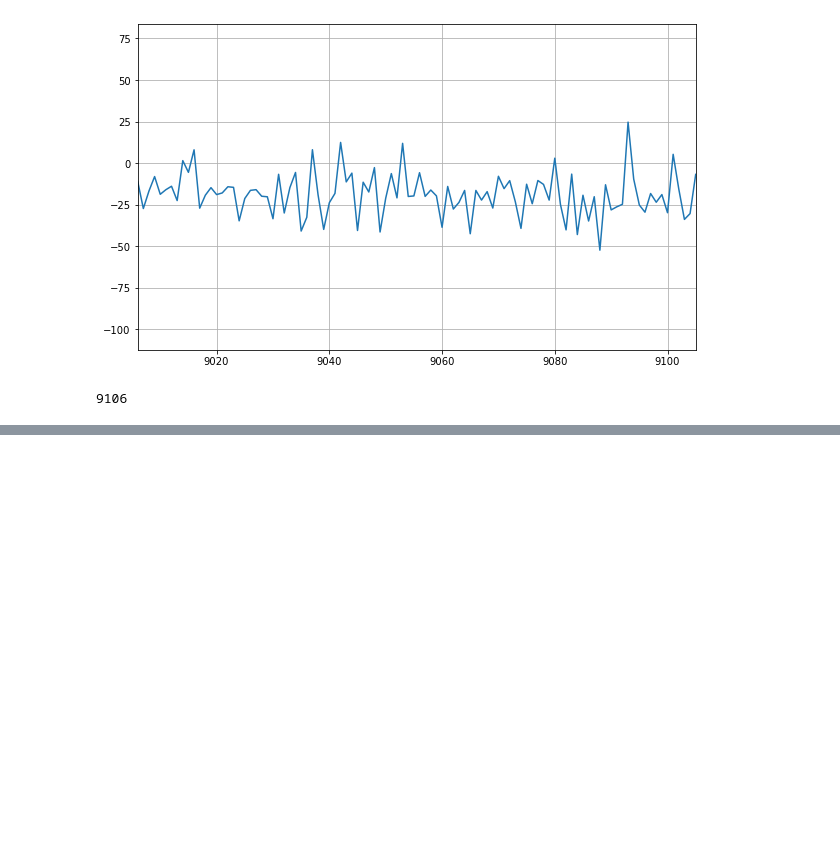
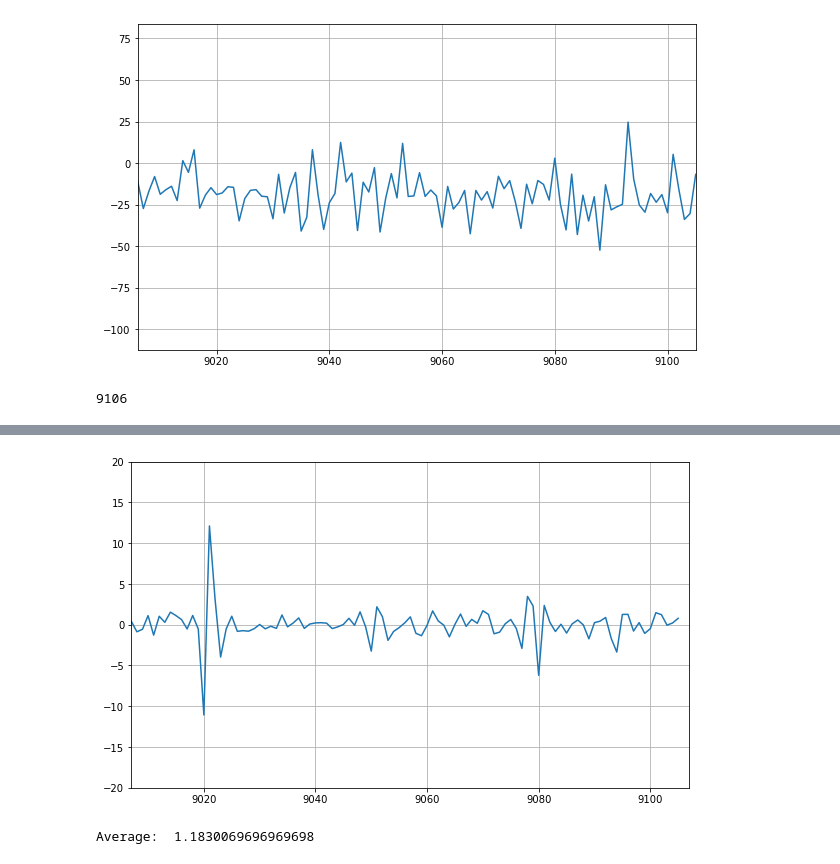
Before and after one commit to yossato/virtualGimbal, a Jupyter notebook: post_processing_software/jupyter/visualize_log.ipynb, the cells around one changed output, grey strips where cells are left out. Saved outputs shown, nothing was run; the diff lists cells and outputs as text; code cells hidden in the pictures; blank space fills up the shorter version.

```diff
--- a/post_processing_software/jupyter/visualize_log.ipynb
+++ b/post_processing_software/jupyter/visualize_log.ipynb
@@ -204,0 +229,6 @@ aad.size
+# %%
+plotAngularAcceleration(getAngularAcceleration(rxwc,30),xlim=[len(rxwc)-100,len(rxwc)],ylim=[-20,20])
+print('Average: ',getAverageOfAbsAngularAcceleration(rxwc[-101:-1],30.))
+# %% [output]
+[figure, added]
+Average:  1.1830069696969698
```
Also changed, not shown: parts of 7 cells of this notebook.
